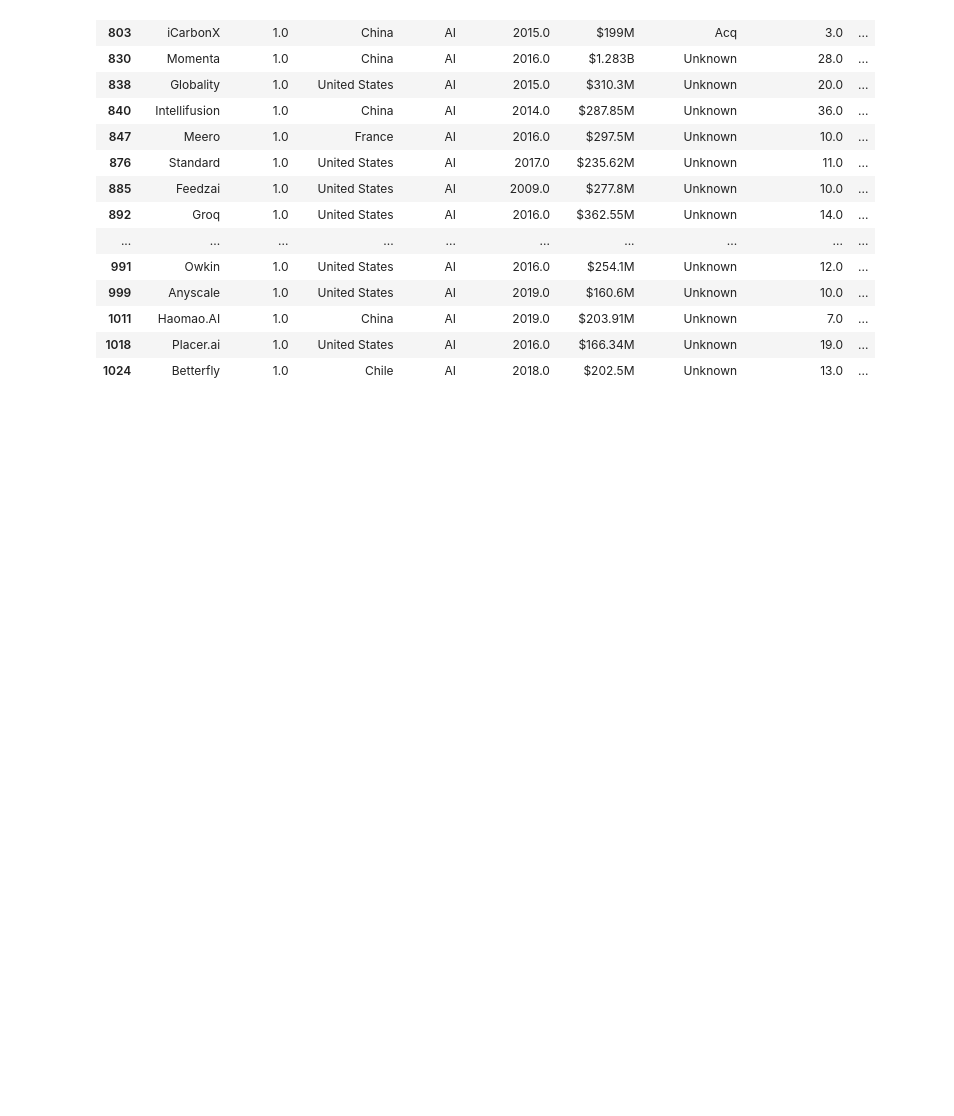
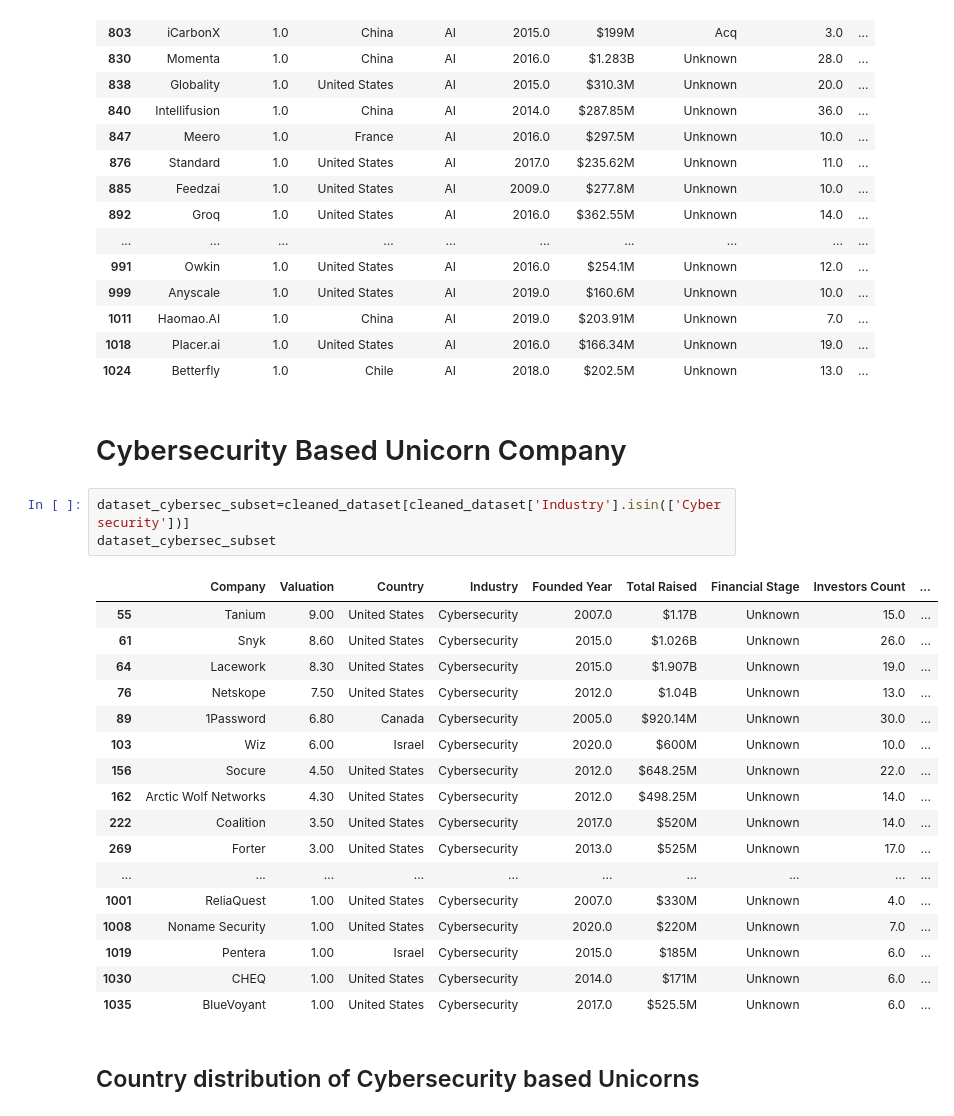
Before and after one commit to SavyaSanchi-Sharma/Projects, a Jupyter notebook: data_science_projects/unicorn_dataset_analysis/notebooks/unicorn_company_analysis.ipynb, the cells around one changed output. Saved outputs shown, nothing was run; the diff lists cells and outputs as text; blank space fills up the shorter version.

```diff
--- a/data_science_projects/unicorn_dataset_analysis/notebooks/unicorn_company_analysis.ipynb
+++ b/data_science_projects/unicorn_dataset_analysis/notebooks/unicorn_company_analysis.ipynb
@@ -215,3 +445,28 @@ low_valued_ai
 | 1011 | Haomao.AI | 1.0 | China | AI | 2019.0 | $203.91M | Unknown | 7.0 | ... |
 | 1018 | Placer.ai | 1.0 | United States | AI | 2016.0 | $166.34M | Unknown | 19.0 | ... |
 | 1024 | Betterfly | 1.0 | Chile | AI | 2018.0 | $202.5M | Unknown | 13.0 | ... |
+# %% [markdown]
+# Cybersecurity Based Unicorn Company
+# %%
+dataset_cybersec_subset=cleaned_dataset[cleaned_dataset['Industry'].isin(['Cybersecurity'])]
+dataset_cybersec_subset
+# %% [output]
+|  | Company | Valuation | Country | Industry | Founded Year | Total Raised | Financial Stage | Investors Count | ... |
+| 55 | Tanium | 9.00 | United States | Cybersecurity | 2007.0 | $1.17B | Unknown | 15.0 | ... |
+| 61 | Snyk | 8.60 | United States | Cybersecurity | 2015.0 | $1.026B | Unknown | 26.0 | ... |
+| 64 | Lacework | 8.30 | United States | Cybersecurity | 2015.0 | $1.907B | Unknown | 19.0 | ... |
+| 76 | Netskope | 7.50 | United States | Cybersecurity | 2012.0 | $1.04B | Unknown | 13.0 | ... |
+| 89 | 1Password | 6.80 | Canada | Cybersecurity | 2005.0 | $920.14M | Unknown | 30.0 | ... |
+| 103 | Wiz | 6.00 | Israel | Cybersecurity | 2020.0 | $600M | Unknown | 10.0 | ... |
+| 156 | Socure | 4.50 | United States | Cybersecurity | 2012.0 | $648.25M | Unknown | 22.0 | ... |
+| 162 | Arctic Wolf Networks | 4.30 | United States | Cybersecurity | 2012.0 | $498.25M | Unknown | 14.0 | ... |
+| 222 | Coalition | 3.50 | United States | Cybersecurity | 2017.0 | $520M | Unknown | 14.0 | ... |
+| 269 | Forter | 3.00 | United States | Cybersecurity | 2013.0 | $525M | Unknown | 17.0 | ... |
+| ... | ... | ... | ... | ... | ... | ... | ... | ... | ... |
+| 1001 | ReliaQuest | 1.00 | United States | Cybersecurity | 2007.0 | $330M | Unknown | 4.0 | ... |
+| 1008 | Noname Security | 1.00 | United States | Cybersecurity | 2020.0 | $220M | Unknown | 7.0 | ... |
+| 1019 | Pentera | 1.00 | Israel | Cybersecurity | 2015.0 | $185M | Unknown | 6.0 | ... |
+| 1030 | CHEQ | 1.00 | United States | Cybersecurity | 2014.0 | $171M | Unknown | 6.0 | ... |
+| 1035 | BlueVoyant | 1.00 | United States | Cybersecurity | 2017.0 | $525.5M | Unknown | 6.0 | ... |
+# %% [markdown]
+## Country distribution of Cybersecurity based Unicorns
```
Also changed, not shown: parts of 50 cells of this notebook, 3 other files.
